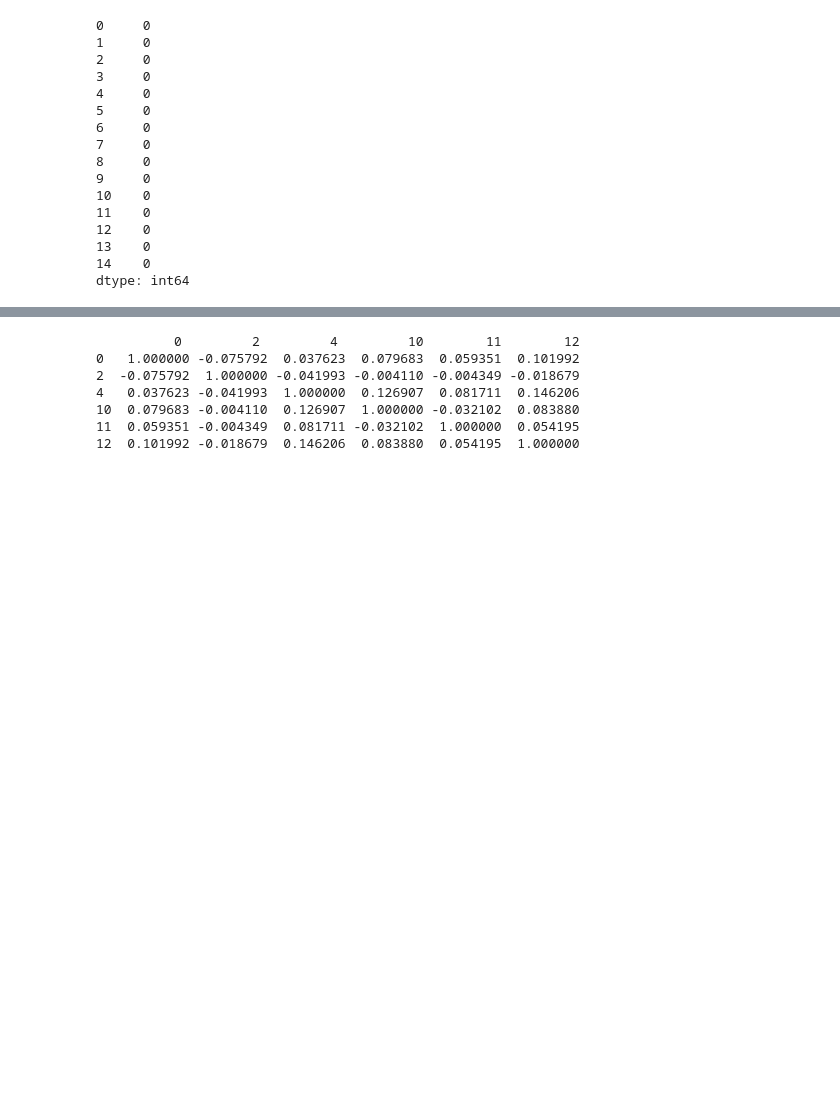
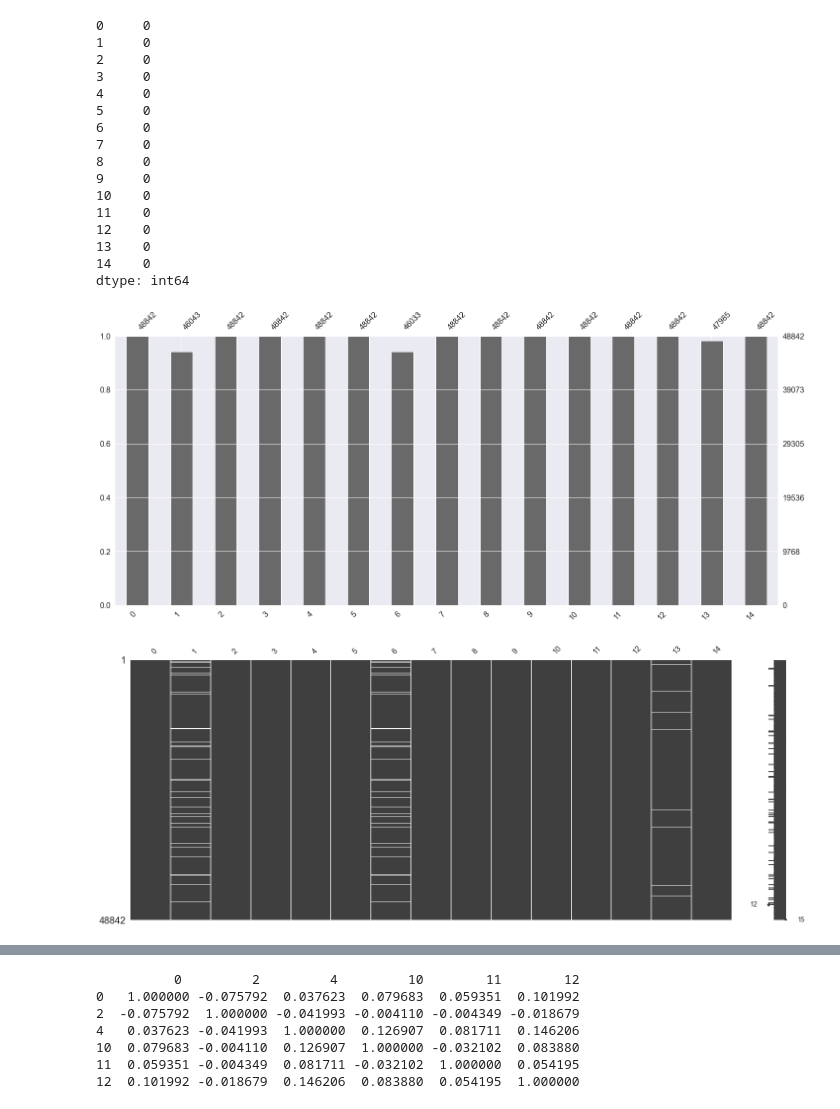
Before and after one commit to MattSchaefer24/machine-learning, a Jupyter notebook: MainCode.ipynb, the cells around one changed output, grey strips where cells are left out. Saved outputs shown, nothing was run; the diff lists cells and outputs as text; code cells hidden in the pictures; blank space fills up the shorter version.

```diff
--- a/MainCode.ipynb
+++ b/MainCode.ipynb
@@ -11,34 +12,41 @@ df2 = pd.read_csv('adult.test', sep=",", header=None, skipinitialspace=True)
 # Join the data and test files together
 df = pd.concat([df, df2])
 
 # Shuffle the rows
 df = df.sample(frac=1).reset_index(drop=True)
-df
 
 # Replace all of ? with None
 df = df.replace(['?'], [None])
+
+#Visualising number of entries per column
+msno.bar(df)
+#Visualising missing data
+msno.matrix(df)
+
 # Drop all rows with None in them
 df = df.dropna(axis=0)
 
 # Check no None values remain
 df.isnull().sum()
 # %% [output]
 0     0
 1     0
 2     0
 3     0
 4     0
 5     0
 6     0
 7     0
 8     0
 9     0
 10    0
 11    0
 12    0
 13    0
 14    0
 dtype: int64
+[figure, added]
+[figure, added]
 # %%
 df.head()
 # %% [output]
```
Also changed, not shown: parts of 6 cells of this notebook, 3 other files.
